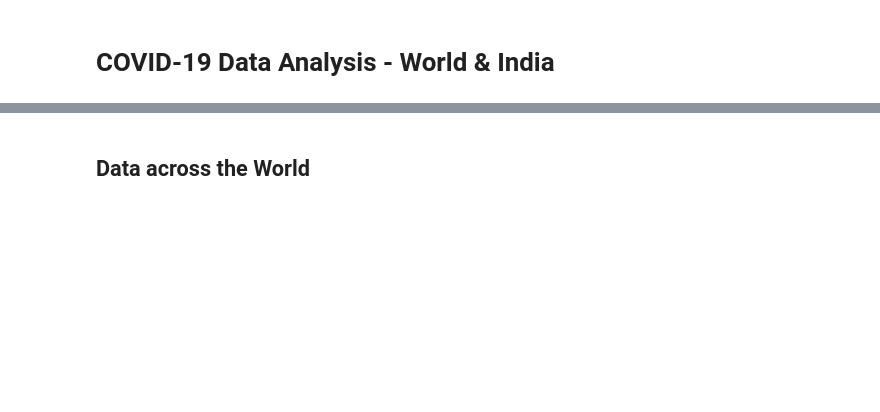
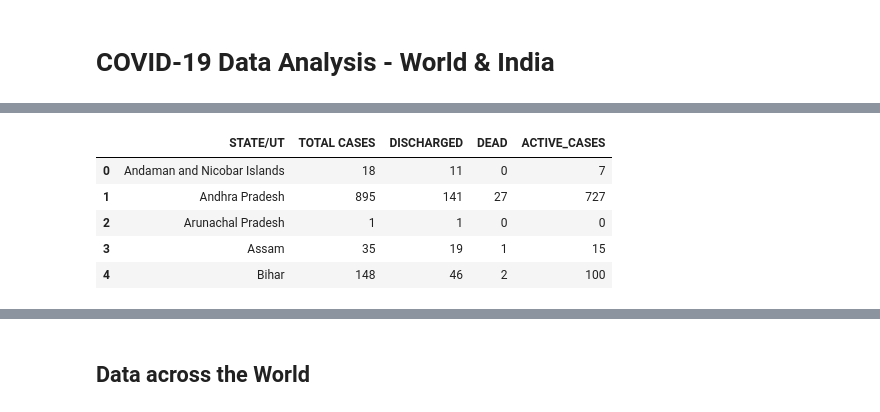
Before and after one commit to Ram-95/Corona-Tracker, a Jupyter notebook: COVID-19_Data_Analysis.ipynb, the cells around one changed output, grey strips where cells are left out. Saved outputs shown, nothing was run; the diff lists cells and outputs as text; code cells hidden in the pictures; blank space fills up the shorter version.

```diff
--- a/COVID-19_Data_Analysis.ipynb
+++ b/COVID-19_Data_Analysis.ipynb
@@ -40,3 +40,14 @@ df.tail()
+# %%
+#Adding ACTIVE_CASES to the state Dataframe
+df_state['ACTIVE_CASES'] = df_state['TOTAL CASES'] - (df_state['DISCHARGED'] + df_state['DEAD'])
+df_state.head()
+# %% [output]
+|  | STATE/UT | TOTAL CASES | DISCHARGED | DEAD | ACTIVE_CASES |
+| 0 | Andaman and Nicobar Islands | 18 | 11 | 0 | 7 |
+| 1 | Andhra Pradesh | 895 | 141 | 27 | 727 |
+| 2 | Arunachal Pradesh | 1 | 1 | 0 | 0 |
+| 3 | Assam | 35 | 19 | 1 | 15 |
+| 4 | Bihar | 148 | 46 | 2 | 100 |
 # %%
 df_continent.sort_values('TOTAL CASES', inplace=True, ascending=True)
 # %%
```
Also changed, not shown: parts of 9 cells of this notebook.
